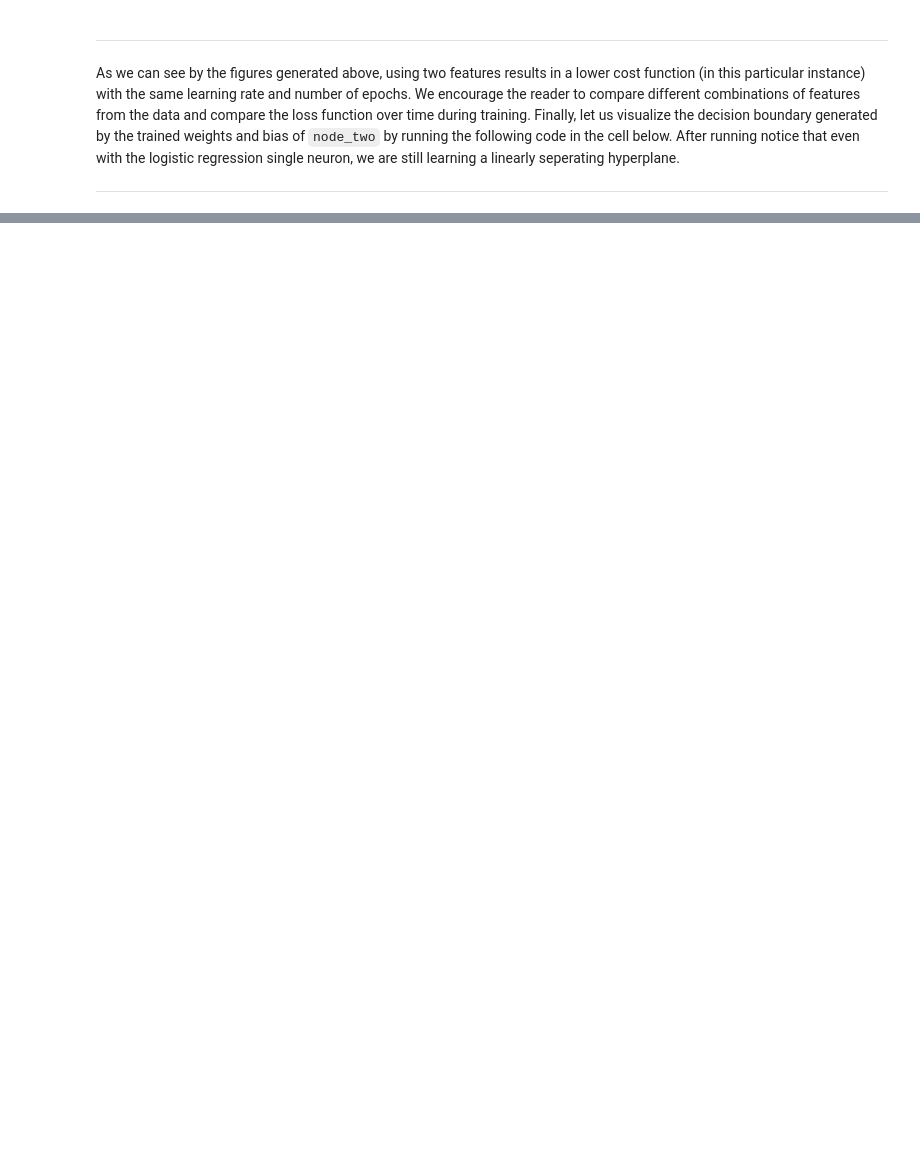
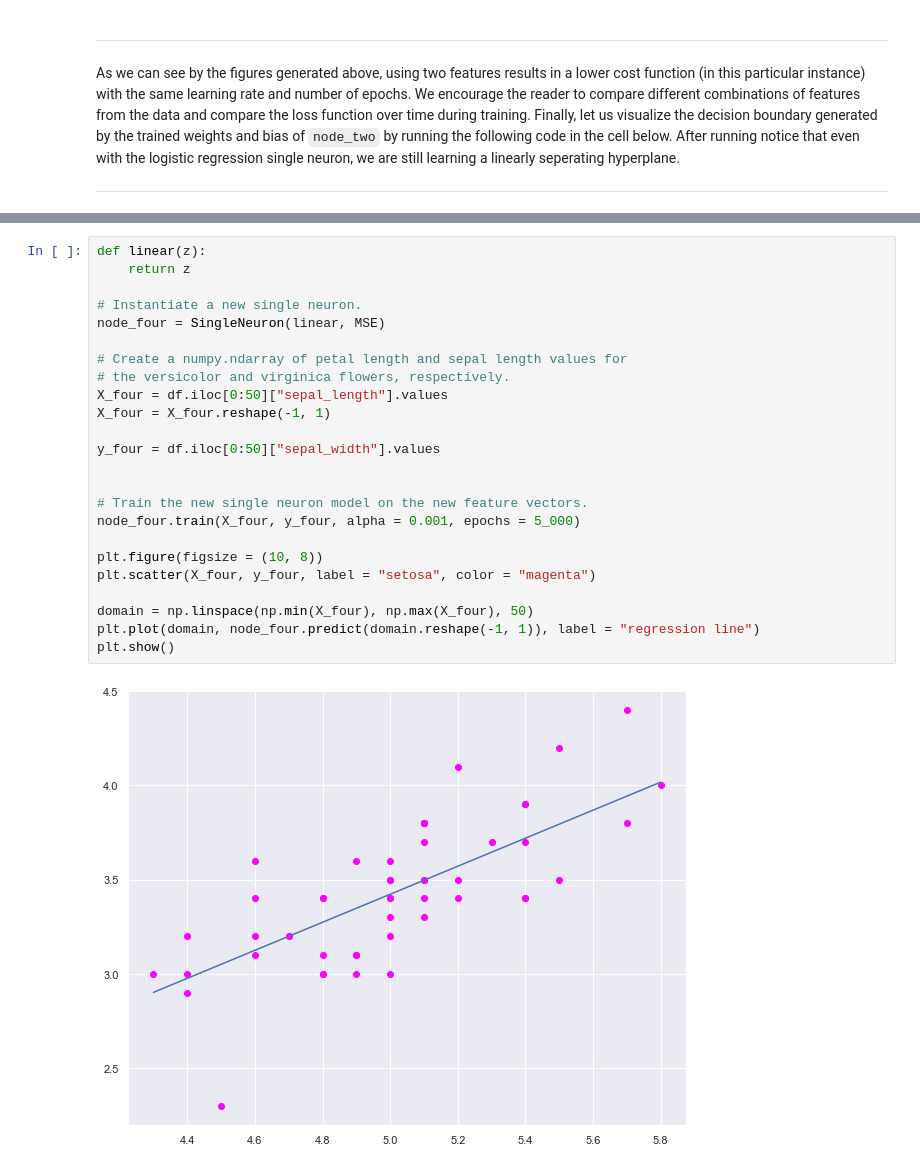
Before and after one commit to RandyRDavila/Data_Science_and_Machine_Learning_Spring_2022, a Jupyter notebook: Lecture_5/Lecture_5_1.ipynb, the cells around one changed output, grey strips where cells are left out. Saved outputs shown, nothing was run; the diff lists cells and outputs as text; blank space fills up the shorter version.

```diff
--- a/Lecture_5/Lecture_5_1.ipynb
+++ b/Lecture_5/Lecture_5_1.ipynb
@@ -508,0 +566,26 @@ node_three.plot_cost_function()
+# %%
+def linear(z):
+    return z
+
+# Instantiate a new single neuron.
+node_four = SingleNeuron(linear, MSE)
+
+# Create a numpy.ndarray of petal length and sepal length values for
+# the versicolor and virginica flowers, respectively.
+X_four = df.iloc[0:50]["sepal_length"].values
+X_four = X_four.reshape(-1, 1)
+
+y_four = df.iloc[0:50]["sepal_width"].values
+
+
+# Train the new single neuron model on the new feature vectors.
+node_four.train(X_four, y_four, alpha = 0.001, epochs = 5_000)
+
+plt.figure(figsize = (10, 8))
+plt.scatter(X_four, y_four, label = "setosa", color = "magenta")
+
+domain = np.linspace(np.min(X_four), np.max(X_four), 50)
+plt.plot(domain, node_four.predict(domain.reshape(-1, 1)), label = "regression line")
+plt.show()
+# %% [output]
+[figure, added]
```
Also changed, not shown: parts of 16 cells of this notebook, 13 other files.
